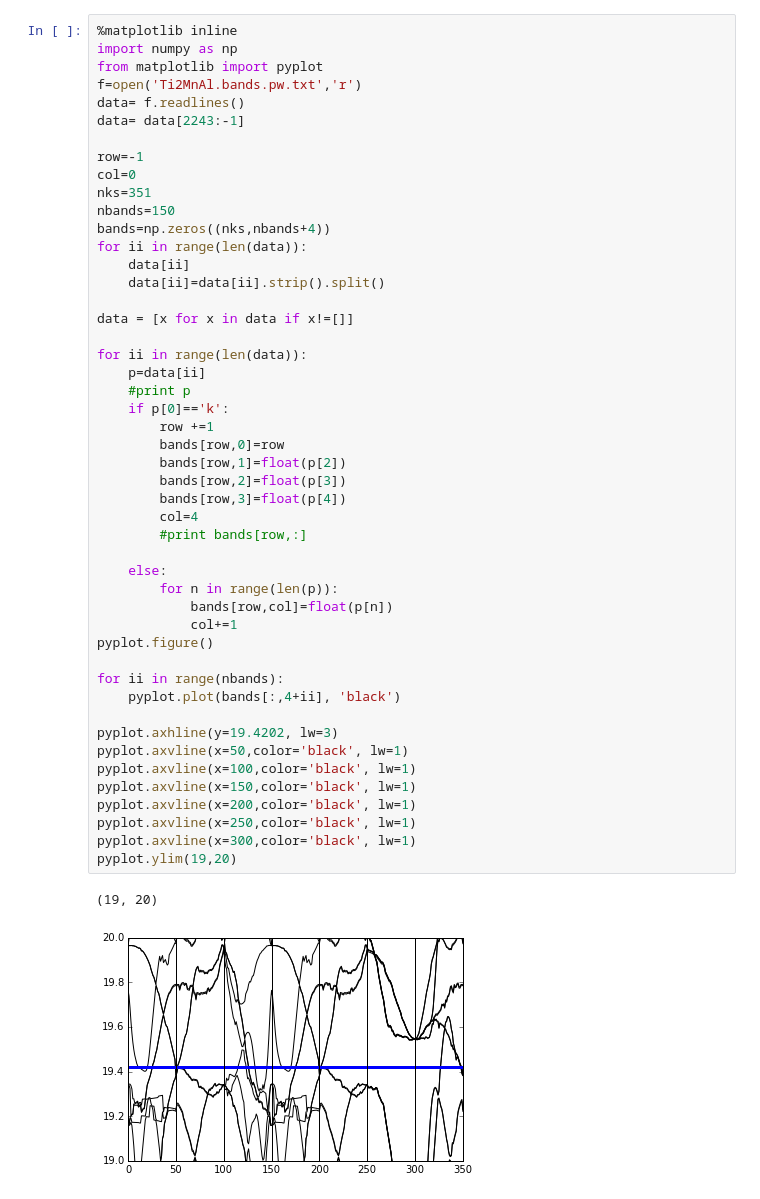
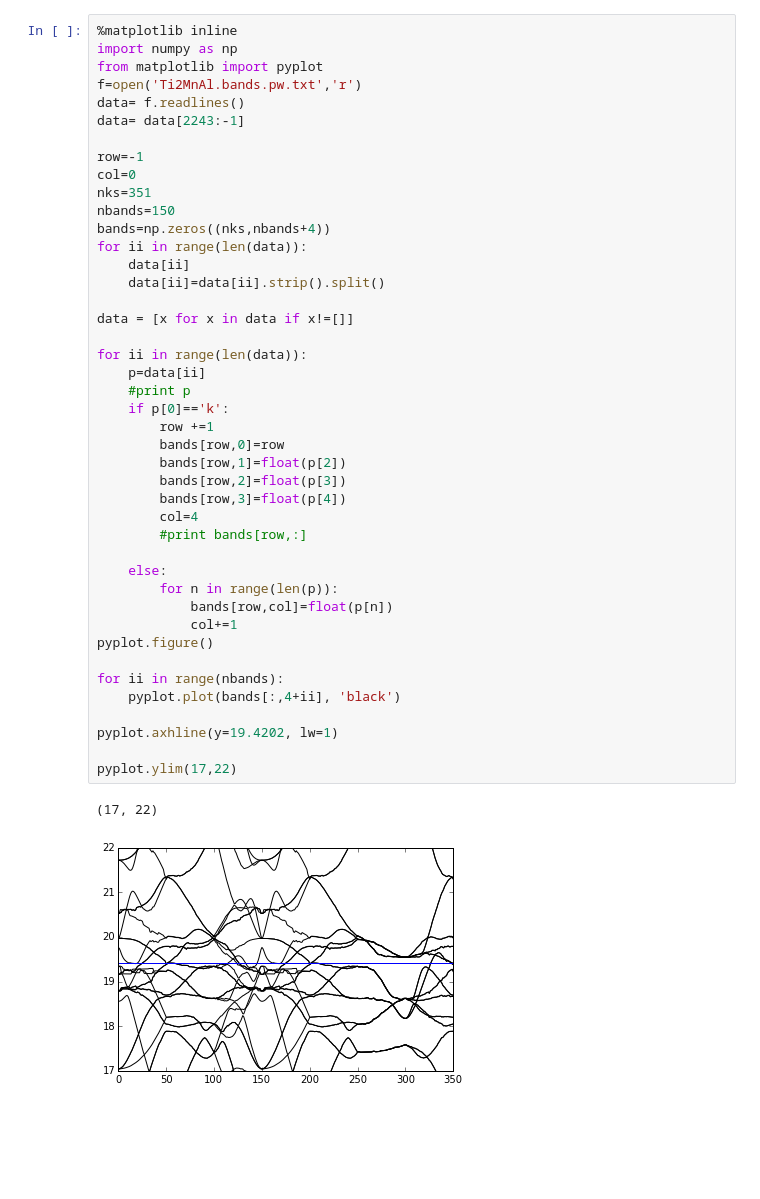
Before and after one commit to gstephen32/Ti2MnAl, a Jupyter notebook: parse_bands.ipynb, the cells around one changed output. Drawn from its saved outputs; the diff is of its cells as text; blank space fills up the shorter version.

```diff
--- a/parse_bands.ipynb
+++ b/parse_bands.ipynb
@@ -12,40 +12,35 @@ nks=351
 nbands=150
 bands=np.zeros((nks,nbands+4))
 for ii in range(len(data)):
     data[ii]
     data[ii]=data[ii].strip().split()
 
 data = [x for x in data if x!=[]]
 
 for ii in range(len(data)):
     p=data[ii]
     #print p
     if p[0]=='k':
         row +=1
         bands[row,0]=row
         bands[row,1]=float(p[2])
         bands[row,2]=float(p[3])
         bands[row,3]=float(p[4])
         col=4
         #print bands[row,:]
 
     else:
         for n in range(len(p)):
             bands[row,col]=float(p[n])
             col+=1
 pyplot.figure()
 
 for ii in range(nbands):
     pyplot.plot(bands[:,4+ii], 'black')
 
-pyplot.axhline(y=19.4202, lw=3)
-pyplot.axvline(x=50,color='black', lw=1)
-pyplot.axvline(x=100,color='black', lw=1)
-pyplot.axvline(x=150,color='black', lw=1)
-pyplot.axvline(x=200,color='black', lw=1)
-pyplot.axvline(x=250,color='black', lw=1)
-pyplot.axvline(x=300,color='black', lw=1)
-pyplot.ylim(19,20)
+pyplot.axhline(y=19.4202, lw=1)
+
+pyplot.ylim(17,22)
 # %% [output]
-(19, 20)
+(17, 22)
-[figure, old version]
+[figure, new version]
```
Also changed, not shown: parts of 3 cells of this notebook, 1 other file.
